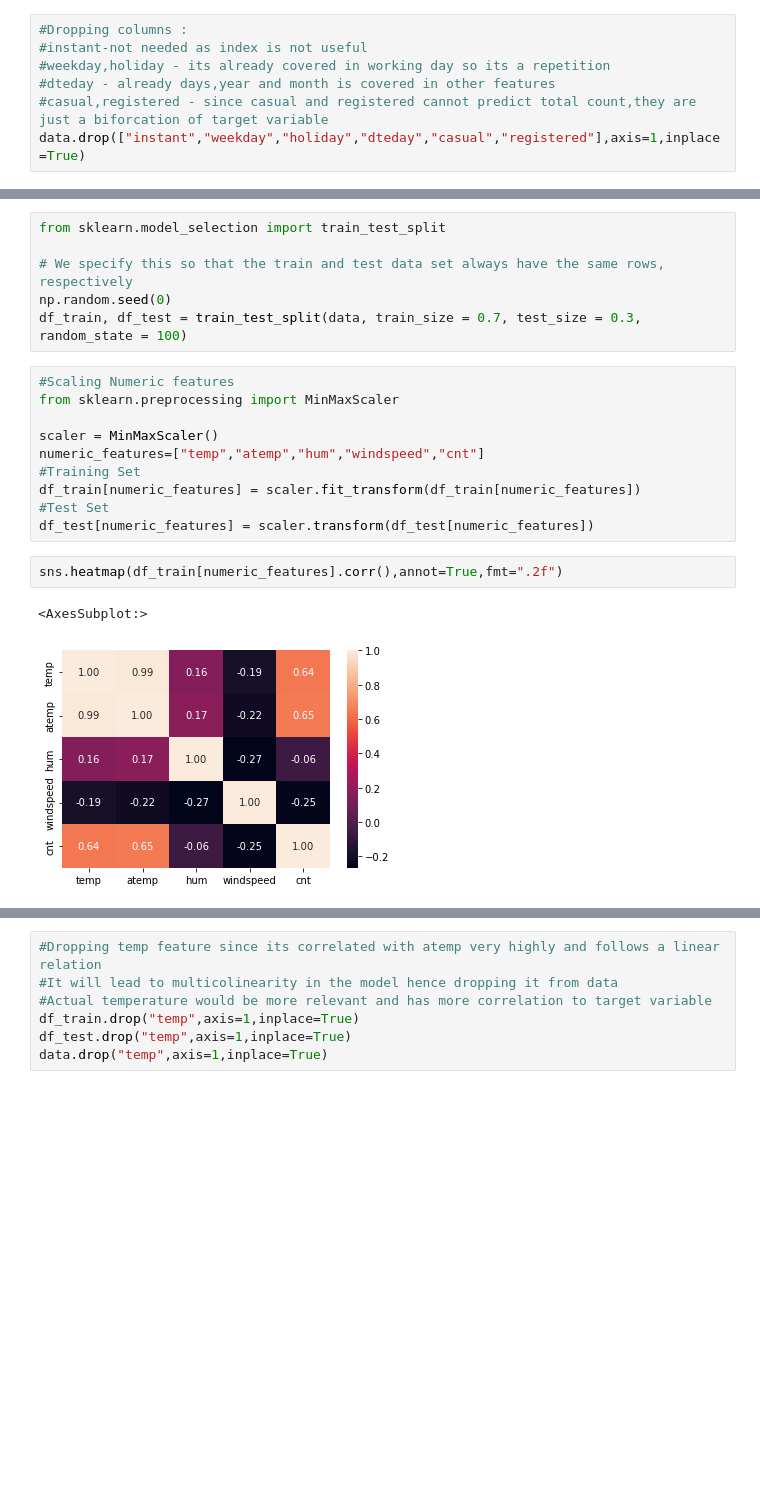
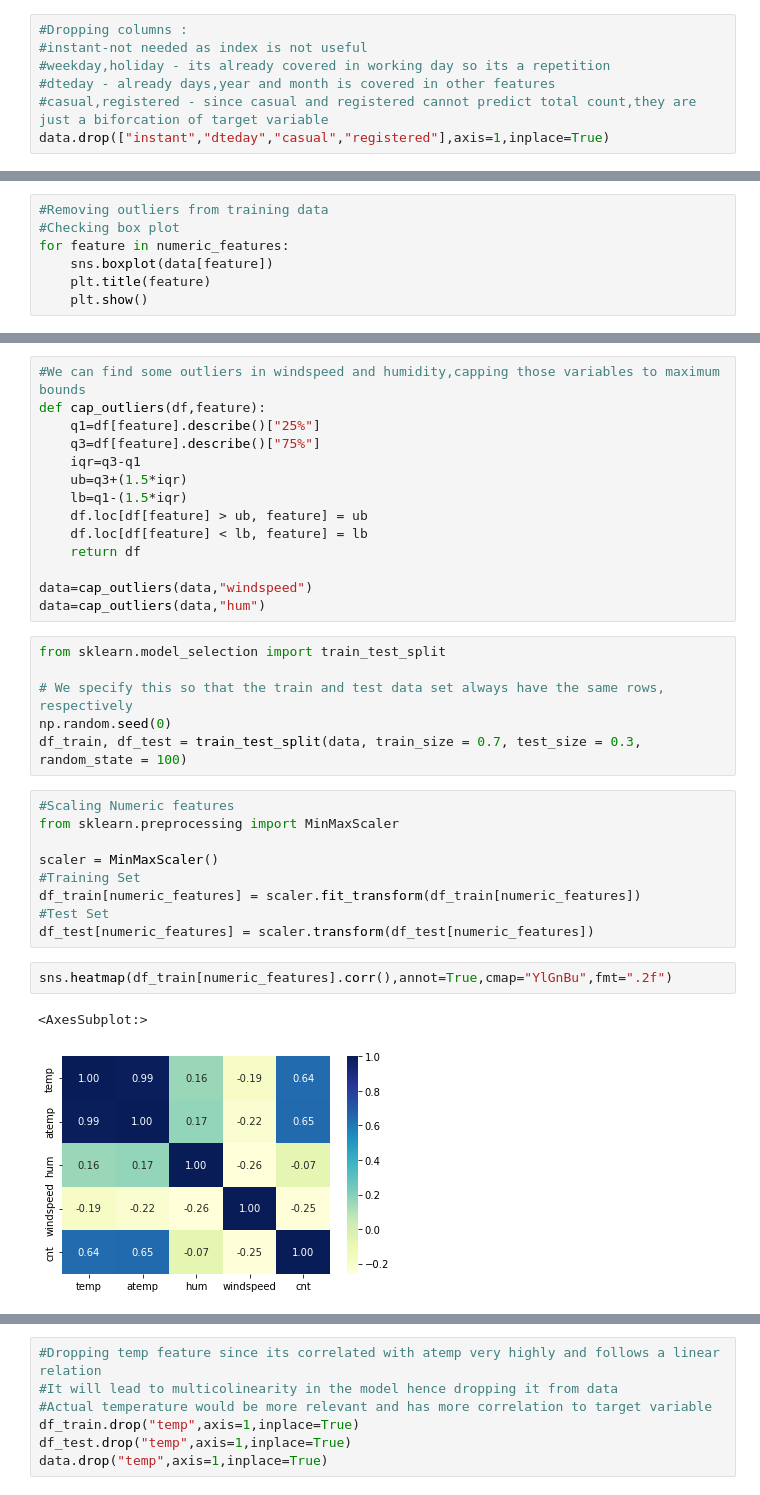
Before and after one commit to karthickchetti/Bike_Sharing, a Jupyter notebook: BikeSharing/Bike_Sharing.ipynb, the cells around one changed output, grey strips where cells are left out. Drawn from its saved outputs; the diff is of its cells as text; blank space fills up the shorter version.

```diff
--- a/BikeSharing/Bike_Sharing.ipynb
+++ b/BikeSharing/Bike_Sharing.ipynb
@@ -20,7 +21,7 @@ data.head()
 #weekday,holiday - its already covered in working day so its a repetition
 #dteday - already days,year and month is covered in other features
 #casual,registered - since casual and registered cannot predict total count,they are just a biforcation of target variable
-data.drop(["instant","weekday","holiday","dteday","casual","registered"],axis=1,inplace=True)
+data.drop(["instant","dteday","casual","registered"],axis=1,inplace=True)
 # %%
 data.head()
 # %% [output]
@@ -63,0 +68,7 @@ data.head()
+# %%
+#Removing outliers from training data
+#Checking box plot
+for feature in numeric_features:
+    sns.boxplot(data[feature])
+    plt.title(feature)
+    plt.show()
@@ -64,3 +81,17 @@ data.head()
+# %%
+#We can find some outliers in windspeed and humidity,capping those variables to maximum bounds
+def cap_outliers(df,feature):
+    q1=df[feature].describe()["25%"]
+    q3=df[feature].describe()["75%"]
+    iqr=q3-q1
+    ub=q3+(1.5*iqr)
+    lb=q1-(1.5*iqr)
+    df.loc[df[feature] > ub, feature] = ub
+    df.loc[df[feature] < lb, feature] = lb
+    return df
+
+data=cap_outliers(data,"windspeed")
+data=cap_outliers(data,"hum")
 # %%
 from sklearn.model_selection import train_test_split
 
@@ -72,14 +103,13 @@ df_train, df_test = train_test_split(data, train_size = 0.7, test_size = 0.3, ra
 from sklearn.preprocessing import MinMaxScaler
 
 scaler = MinMaxScaler()
-numeric_features=["temp","atemp","hum","windspeed","cnt"]
 #Training Set
 df_train[numeric_features] = scaler.fit_transform(df_train[numeric_features])
 #Test Set
 df_test[numeric_features] = scaler.transform(df_test[numeric_features])
 # %%
-sns.heatmap(df_train[numeric_features].corr(),annot=True,fmt=".2f")
+sns.heatmap(df_train[numeric_features].corr(),annot=True,cmap="YlGnBu",fmt=".2f")
 # %% [output]
 <AxesSubplot:>
-[figure, old version]
+[figure, new version]
 # %%
```
Also changed, not shown: parts of 36 cells of this notebook.
